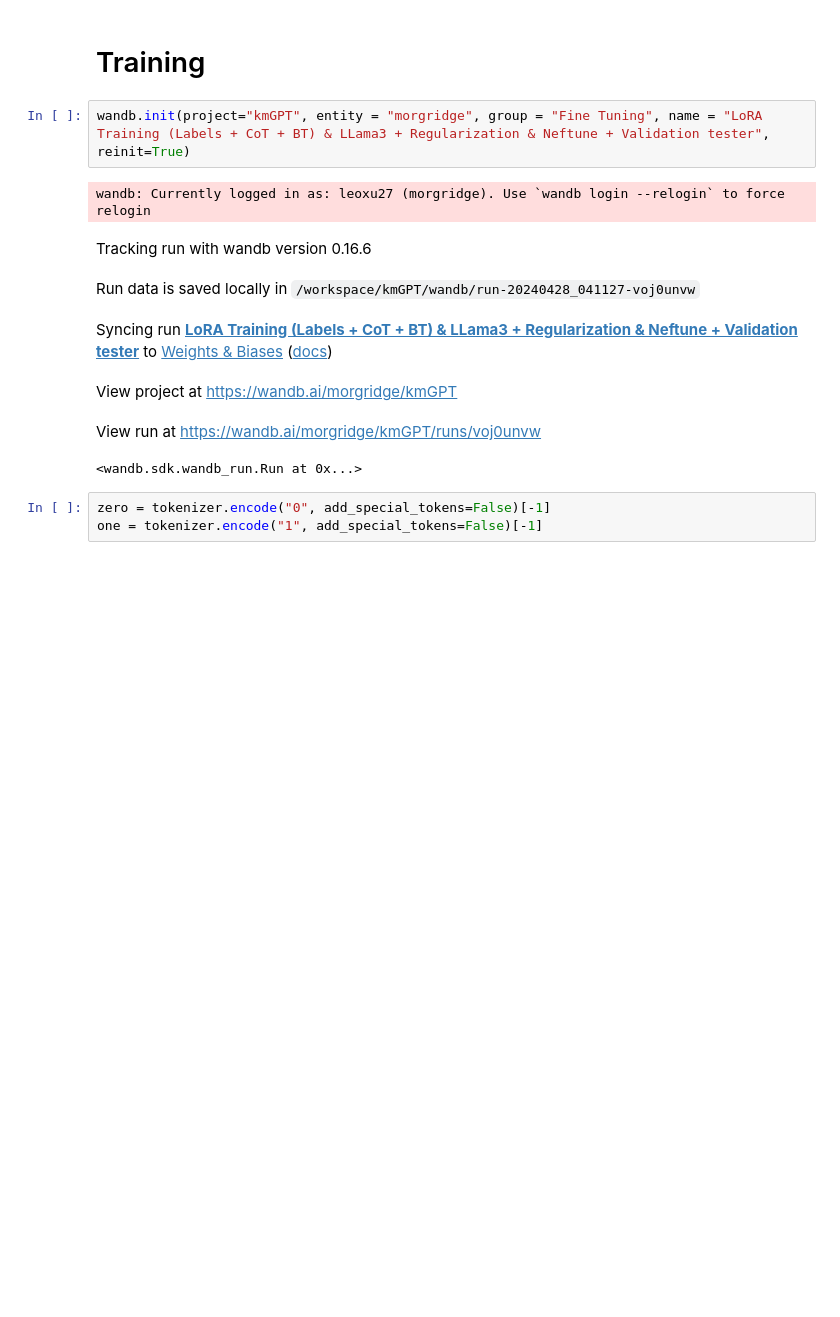
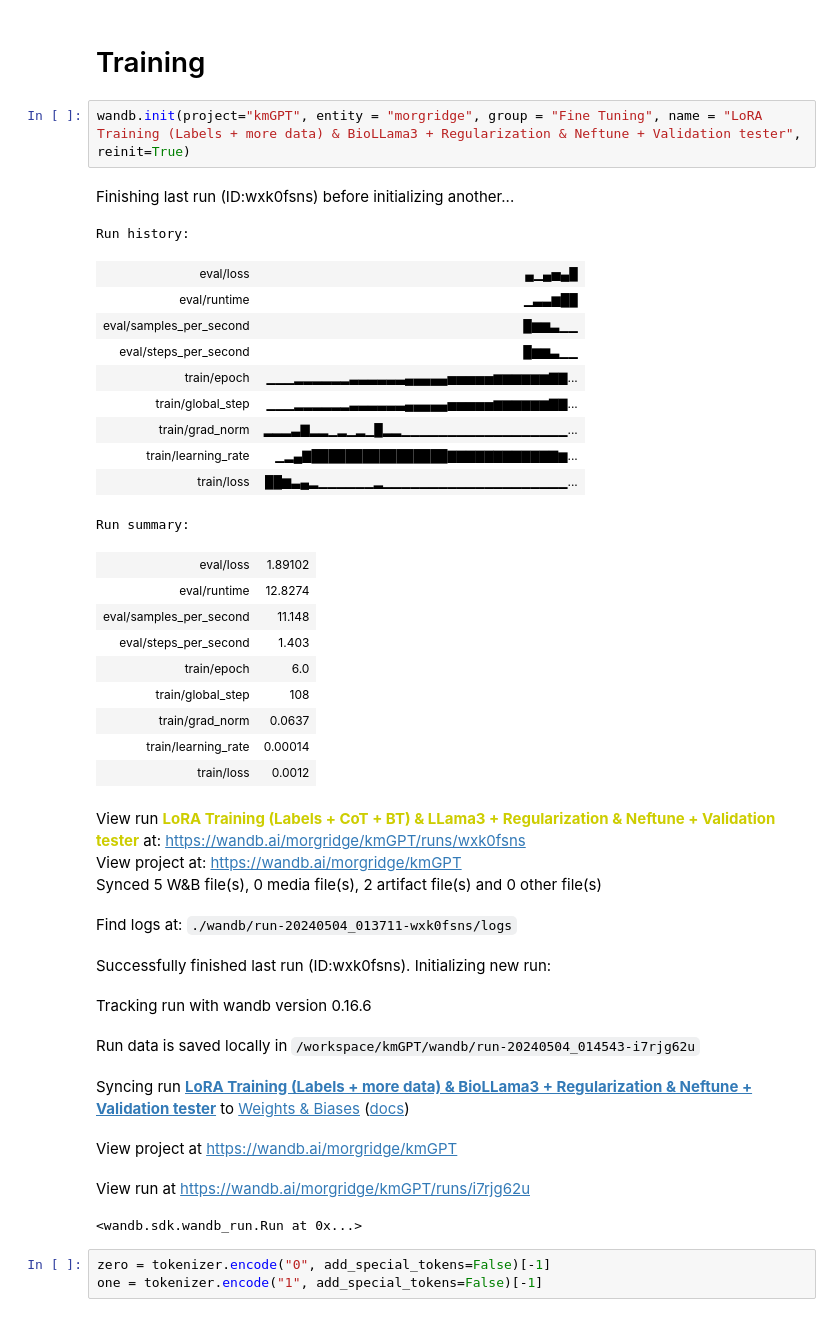
Before and after one commit to stewart-lab/skimgpt, a Jupyter notebook: Lora Fine Tuning.ipynb, the cells around one changed output. Cells and saved outputs as stored; diff of their text form; blank space fills up the shorter version.

Commit message:
biollama tuning

```diff
--- a/Lora Fine Tuning.ipynb
+++ b/Lora Fine Tuning.ipynb
@@ -260,15 +260,40 @@ Answer: <|im_end|>
 # %% [markdown]
 # Training
 # %%
-wandb.init(project="kmGPT", entity = "morgridge", group = "Fine Tuning", name = "LoRA Training (Labels + CoT + BT) & LLama3 + Regularization & Neftune + Validation tester", reinit=True)
+wandb.init(project="kmGPT", entity = "morgridge", group = "Fine Tuning", name = "LoRA Training (Labels + more data) & BioLLama3 + Regularization & Neftune + Validation tester", reinit=True)
 # %% [output]
+Finishing last run (ID:wxk0fsns) before initializing another...
-wandb: Currently logged in as: leoxu27 (morgridge). Use `wandb login --relogin` to force relogin
+Run history:
-Tracking run with wandb version 0.16.6
+| eval/loss | ▄▁▄▅▄█ |
+| eval/runtime | ▁▃▃▆██ |
+| eval/samples_per_second | █▆▆▃▁▁ |
+| eval/steps_per_second | █▆▆▃▁▁ |
+| train/epoch | ▁▁▁▂▂▂▂▂▂▃▃▃▃▃▃▄▄▄▄▄▅▅▅▅▅▆▆▆▆▆▆▇▇... |
+| train/global_step | ▁▁▁▂▂▂▂▂▂▃▃▃▃▃▃▄▄▄▄▄▅▅▅▅▅▆▆▆▆▆▆▇▇... |
+| train/grad_norm | ▂▂▂▃▇▂▂▁▂▁▂▁█▂▂▁▁▁▁▁▁▁▁▁▁▁▁▁▁▁▁▁▁... |
+| train/learning_rate | ▁▂▄▇████████████████▇▇▇▇▇▇▇▇▇▇▇▇▆... |
+| train/loss | ██▆▃▄▂▁▁▁▁▁▁▂▁▁▁▁▁▁▁▁▁▁▁▁▁▁▁▁▁▁▁▁... |
+Run summary:
+| eval/loss | 1.89102 |
+| eval/runtime | 12.8274 |
+| eval/samples_per_second | 11.148 |
+| eval/steps_per_second | 1.403 |
+| train/epoch | 6.0 |
+| train/global_step | 108 |
+| train/grad_norm | 0.0637 |
+| train/learning_rate | 0.00014 |
+| train/loss | 0.0012 |
-Run data is saved locally in /workspace/kmGPT/wandb/run-20240428_041127-voj0unvw
+View run LoRA Training (Labels + CoT + BT) & LLama3 + Regularization & Neftune + Validation tester at: https://wandb.ai/morgridge/kmGPT/runs/wxk0fsns
+View project at: https://wandb.ai/morgridge/kmGPT
+Synced 5 W&B file(s), 0 media file(s), 2 artifact file(s) and 0 other file(s)
-Syncing run LoRA Training (Labels + CoT + BT) & LLama3 + Regularization & Neftune + Validation tester to Weights & Biases (docs)
+Find logs at: ./wandb/run-20240504_013711-wxk0fsns/logs
-View project at https://wandb.ai/morgridge/kmGPT
+Successfully finished last run (ID:wxk0fsns). Initializing new run:
-View run at https://wandb.ai/morgridge/kmGPT/runs/voj0unvw
+Tracking run with wandb version 0.16.6
-<wandb.sdk.wandb_run.Run at 0x...>
+Run data is saved locally in /workspace/kmGPT/wandb/run-20240504_014543-i7rjg62u
+Syncing run LoRA Training (Labels + more data) & BioLLama3 + Regularization & Neftune + Validation tester to Weights & Biases (docs)
+View project at https://wandb.ai/morgridge/kmGPT
+View run at https://wandb.ai/morgridge/kmGPT/runs/i7rjg62u
+<wandb.sdk.wandb_run.Run at 0x...>
 # %%
 zero = tokenizer.encode("0", add_special_tokens=False)[-1]
 one = tokenizer.encode("1", add_special_tokens=False)[-1]
```
Also changed, not shown: parts of 9 cells of this notebook.
